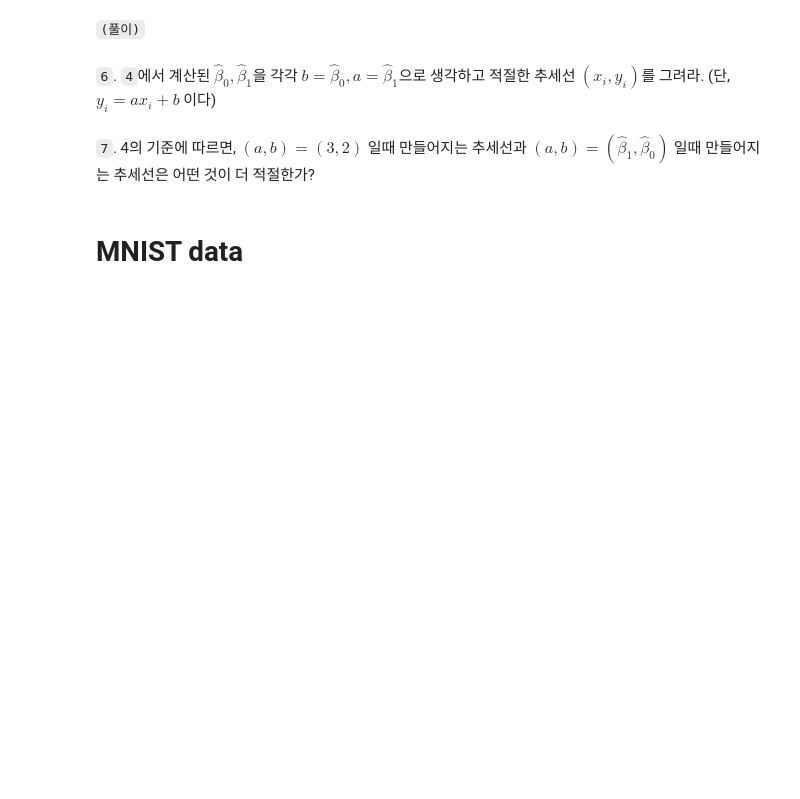
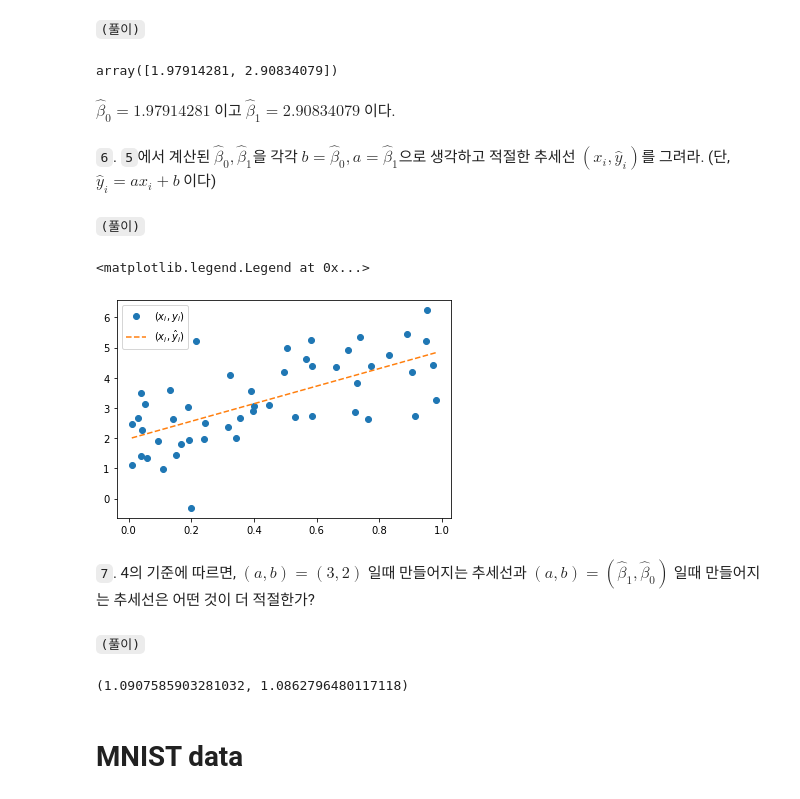
Before and after one commit to guebin/PP2023, a Jupyter notebook: posts/02_PY4DS/2023-05-01-9wk-1.ipynb, the cells around one changed output. Saved outputs shown, nothing was run; the diff lists cells and outputs as text; code cells hidden in the pictures; blank space fills up the shorter version.

```diff
--- a/posts/02_PY4DS/2023-05-01-9wk-1.ipynb
+++ b/posts/02_PY4DS/2023-05-01-9wk-1.ipynb
@@ -94,10 +123,35 @@ $${\tt mse}({\boldsymbol y}, \hat{\boldsymbol y}) = \frac{1}{n}\sum_{i=1}^{n}(y_
 $$\begin{bmatrix} \hat{\beta}_0 \\ \hat{\beta}_1 \end{bmatrix} = ({\bf X}^T {\bf X})^{-1}{\bf X}^T {\boldsymbol y}, \quad {\bf X}=\begin{bmatrix} 1 & x_1 \\ 1 & x_2 \\ \dots \\ 1 & x_n \end{bmatrix}$$
 # %% [markdown]
 `(풀이)`
+# %%
+X = np.stack([[1]*50 ,x],axis=1)
+np.linalg.inv(X.T @ X)@X.T@y
+# %% [output]
+array([1.97914281, 2.90834079])
+# %% [markdown]
+$\hat{\beta}_0=1.97914281$ 이고 $\hat{\beta}_1= 2.90834079$ 이다.
 # %% [markdown]
-`6`. `4`에서 계산된 $\hat{\beta}_0, \hat{\beta}_1$을 각각 $b=\hat{\beta}_0, a=\hat{\beta}_1$으로 생각하고 적절한 추세선 $(x_i, y_i)$를 그려라. (단, $y_i=ax_i+b$ 이다)
+`6`. `5`에서 계산된 $\hat{\beta}_0, \hat{\beta}_1$을 각각 $b=\hat{\beta}_0, a=\hat{\beta}_1$으로 생각하고 적절한 추세선 $(x_i, \hat{y}_i)$를 그려라. (단, $\hat{y}_i=ax_i+b$ 이다)
+# %% [markdown]
+`(풀이)`
+# %%
+b, a = np.linalg.inv(X.T @ X)@X.T@y
+yhat = a*x +b
+# %%
+plt.plot(x,y,'o',label=r'$(x_i,y_i)$')
+plt.plot(x,yhat,'--',label=r'$(x_i,\hat{y}_i)$')
+plt.legend()
+# %% [output]
+<matplotlib.legend.Legend at 0x...>
+[figure, added]
 # %% [markdown]
 `7`. 4의 기준에 따르면, $(a,b)=(3,2)$ 일때 만들어지는 추세선과 $(a,b)=(\hat{\beta}_1,\hat{\beta}_0)$ 일때 만들어지는 추세선은 어떤 것이 더 적절한가?
+# %% [markdown]
+`(풀이)`
+# %%
+np.mean((y-(3*x+2))**2), np.mean((y-yhat)**2)
+# %% [output]
+(1.0907585903281032, 1.0862796480117118)
 # %% [markdown]
 # MNIST data
 # %% [markdown]
```
Also changed, not shown: parts of 46 cells of this notebook.
